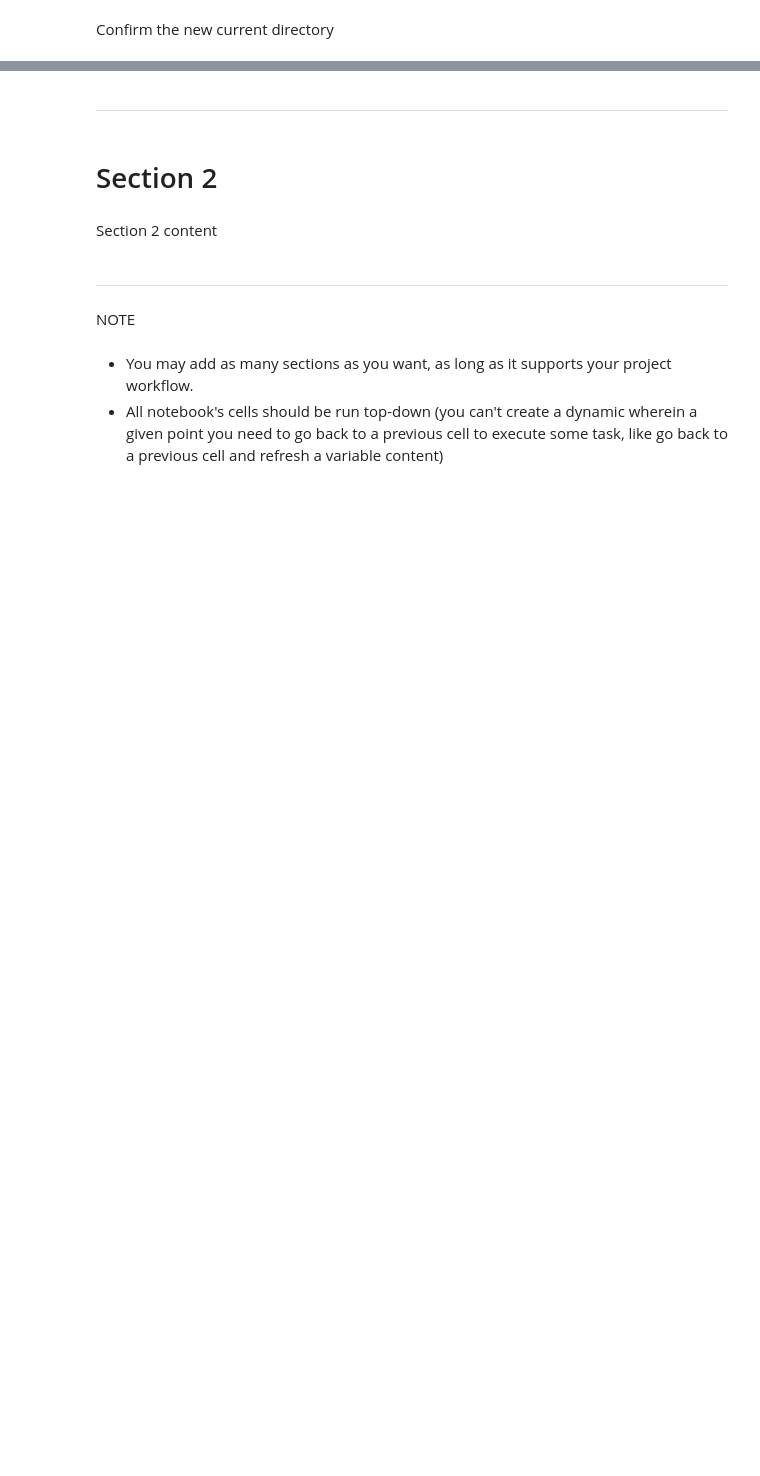
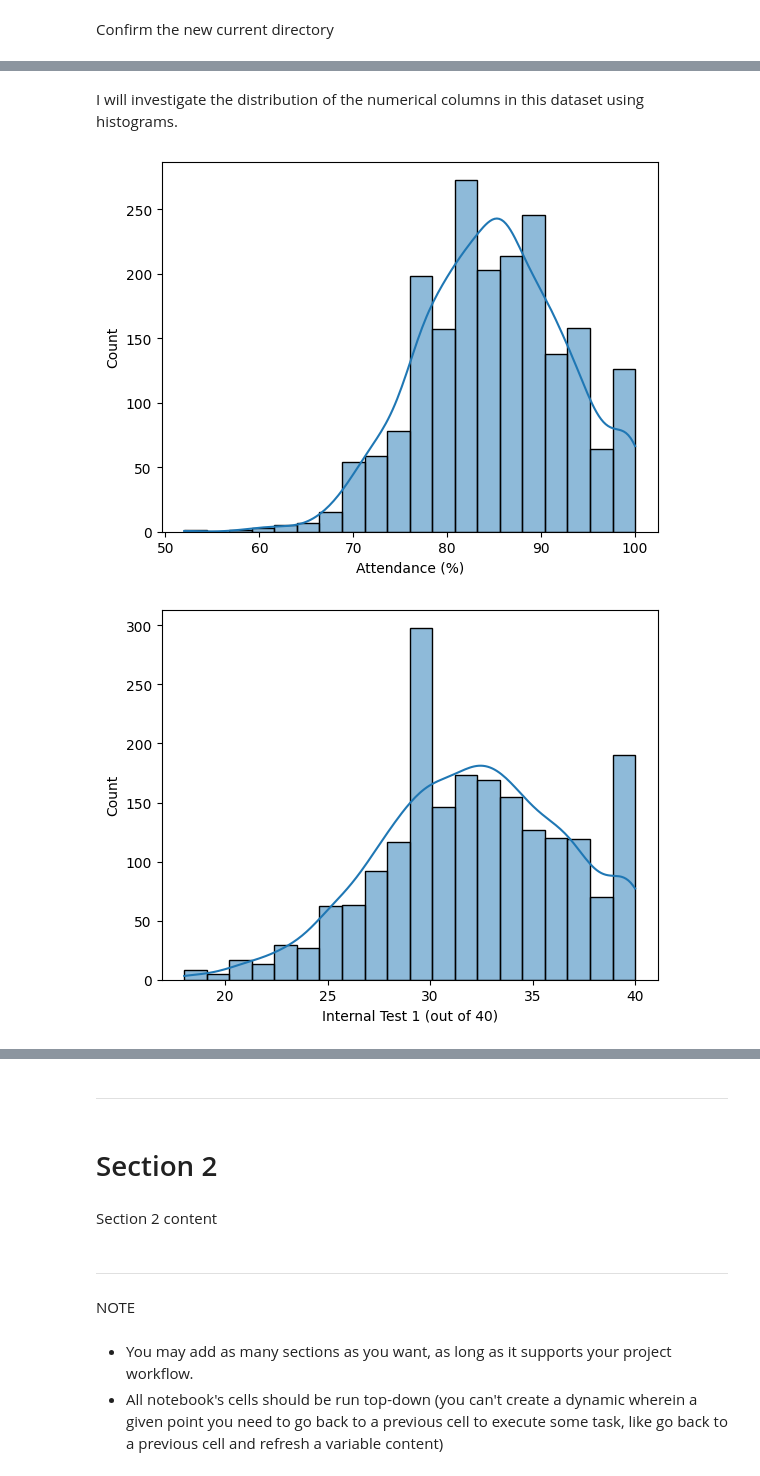
Before and after one commit to tb9757/Student-Academic-Performance, a Jupyter notebook: jupyter_notebooks/2. eda_visualisations.ipynb, the cells around one changed output, grey strips where cells are left out. Saved outputs shown, nothing was run; the diff lists cells and outputs as text; code cells hidden in the pictures; blank space fills up the shorter version.

Commit message:
Add histograms for initial EDA

```diff
--- a/jupyter_notebooks/2. eda_visualisations.ipynb
+++ b/jupyter_notebooks/2. eda_visualisations.ipynb
@@ -49,0 +66,5 @@ Section 1 content
+# %%
+#read cleaned dataset into dataframe
+df = pd.read_csv('data/academic_performance_cleaned.csv')
+#view first 10 rows
+df.head(10)
@@ -49,0 +105,8 @@ Section 1 content
+# %%
+#loop through columns with int64 and change the datatype to int8
+df = df.astype({col: 'int8' for col in df.select_dtypes('int64').columns})
+
+#loop through them and convert datatypes to category
+df = df.astype({col: 'category' for col in df.select_dtypes('object').columns})
+#display datatypes
+df.info()
@@ -49,0 +144,13 @@ Section 1 content
+# %% [markdown]
+I will investigate the distribution of the numerical columns in this dataset using histograms.
+# %%
+#store numerical column names in a list called num_cols
+num_cols = df.select_dtypes(['int8','float64']).columns
+
+#loop over the columns and plot a historgram for each
+for col in num_cols:
+    sns.histplot(data=df, x=col, kde=True, bins=20)
+    plt.show()
+# %% [output]
+[figure, added]
+[figure, added]
```
Also changed, not shown: parts of 20 cells of this notebook.
